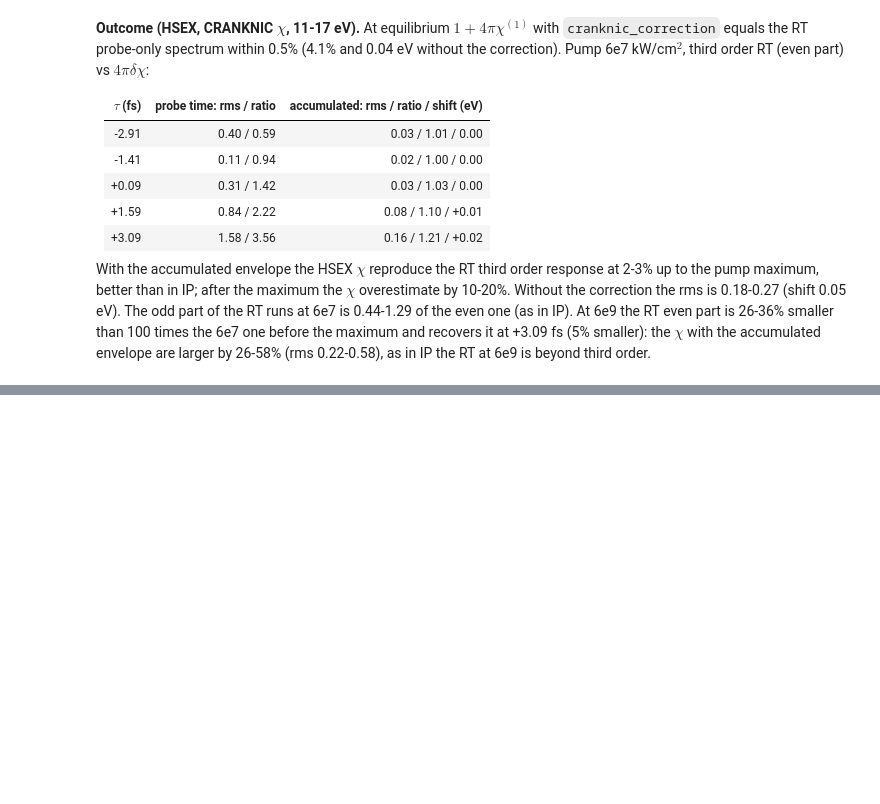
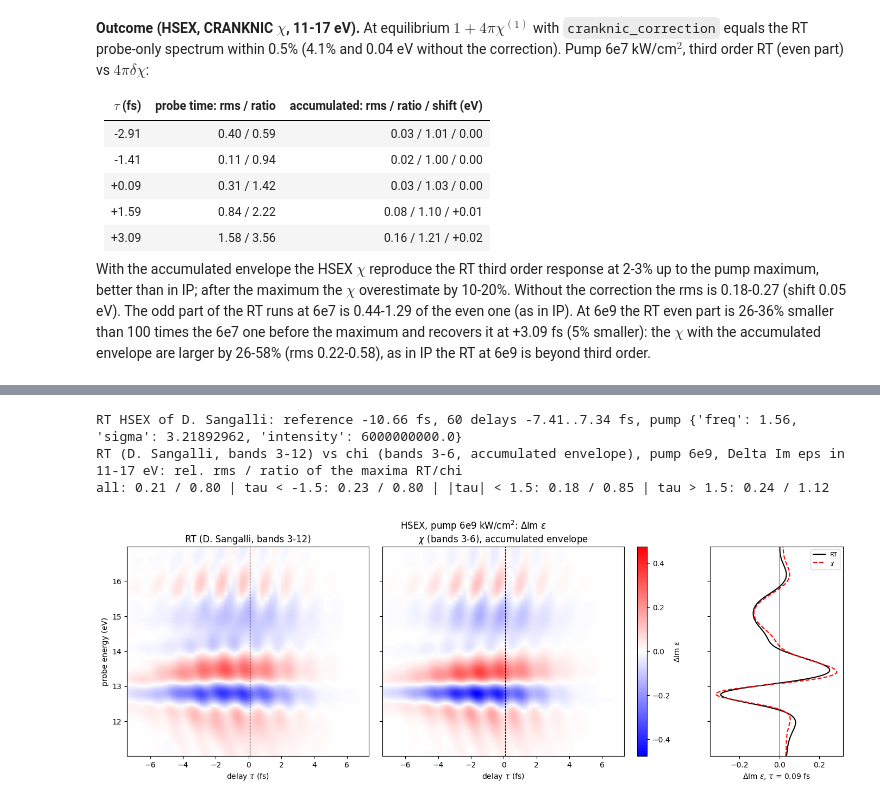
Before and after one commit to marcodalessandro76/LiF, a Jupyter notebook: NL_Chi/Dchi-neq_Analysis.ipynb, the cells around one changed output, grey strips where cells are left out. Saved outputs shown, nothing was run; the diff lists cells and outputs as text; code cells hidden in the pictures; blank space fills up the shorter version.

```diff
--- a/NL_Chi/Dchi-neq_Analysis.ipynb
+++ b/NL_Chi/Dchi-neq_Analysis.ipynb
@@ -68,7 +68,8 @@ def load_rt_runs(prefix='td-ip-ber', path=rt_path):
     (t_start,sigma,w_P,I_P) = field_params(os.path.join(folders[0],rt_file))[1]
     w = w_P/Const.Planck_reduced_ev_fs                                # rad/fs
     t_P = t_start + np.pi/w*np.rint(w/np.pi*5*sigma)                  # center of the QSFIELD envelope (5SIGMA)
-    data = [np.loadtxt(os.path.join(folders[i],rt_file)) for i in np.argsort(t_p)]
+    # comments: one file of the HSEX set starts with a stray 'ok' line
+    data = [np.loadtxt(os.path.join(folders[i],rt_file),comments=['#','ok']) for i in np.argsort(t_p)]
     return dict(energy=data[0][:,0], eps=np.array([d[:,4]+1j*d[:,1] for d in data]), tau=np.sort(t_p)-t_P, t_P=t_P,
                 pump=dict(freq=w_P,sigma=sigma,intensity=I_P))
 
@@ -1036,0 +1060,53 @@ with the accumulated envelope are larger by 26-58% (rms 0.22-0.58), as in IP the
+# %%
+from scipy.interpolate import CubicSpline
+
+def chi_runs_hsex(I, taus, de=0.02, pump='accumulated'):
+    # runs-like dict (as load_rt_runs) of eps = 1 + 4 pi (chi1 + dchi) from the HSEX chi at the delays taus (fs), with the
+    # pump of the RT runs at intensity I, on a grid of step de (eV) in the output range w_h (cubic spline)
+    p = pump_h[I]
+    _, d = tr_h.dchi(taus,p['E0P'],pump=pump,sigma=p['sigma'],wP=p['wP'])
+    eps = 1+4*np.pi*(on_wh(tr_h.freqs,cranknic_correction(tr_h.freqs,tr_h.chi1))+cranknic_correction(w_h,d))
+    E = np.arange(w_h[0],w_h[-1]+1e-9,de)
+    return dict(energy=E,eps=CubicSpline(w_h,eps,axis=1)(E),tau=np.asarray(taus),pump=p)
+
+# RT HSEX runs of D. Sangalli (bands 3-12, pump 6e9 kW/cm^2 along +x) and the chi at the same delays (the first one is
+# the reference): Delta Im eps on the energy grid of the chi map in 11-17 eV, without the reference
+rt_hx = load_rt_runs('td-hsex-cv-ber')
+map_chi = chi_runs_hsex(6e9,rt_hx['tau'])
+tau_m = rt_hx['tau'][1:]
+E_m = map_chi['energy'][(map_chi['energy'] >= 11) & (map_chi['energy'] <= 17)]
+dim_rt = np.array([np.interp(E_m,rt_hx['energy'],y) for y in rt_quantity(rt_hx,'Im eps',change=True)[1:]])
+dim_chi = np.array([np.interp(E_m,map_chi['energy'],y) for y in rt_quantity(map_chi,'Im eps',change=True)[1:]])
+print('RT HSEX of D. Sangalli: reference %.2f fs, %d delays %.2f..%.2f fs, pump %s'%(rt_hx['tau'][0],len(tau_m),
+      tau_m[0],tau_m[-1],rt_hx['pump']))
+print('RT (D. Sangalli, bands 3-12) vs chi (bands 3-6, accumulated envelope), pump 6e9, Delta Im eps in 11-17 eV: '
+      'rel. rms / ratio of the maxima RT/chi')
+wins = {'all':np.ones(len(tau_m),bool),'tau < -1.5':tau_m < -1.5,'|tau| < 1.5':np.abs(tau_m) < 1.5,'tau > 1.5':tau_m > 1.5}
+print(' | '.join('%s: %.2f / %.2f'%(k,np.linalg.norm(dim_rt[m]-dim_chi[m])/np.linalg.norm(dim_chi[m]),
+                 np.abs(dim_rt[m]).max()/np.abs(dim_chi[m]).max()) for k,m in wins.items()))
+# %% [output]
+RT HSEX of D. Sangalli: reference -10.66 fs, 60 delays -7.41..7.34 fs, pump {'freq': 1.56, 'sigma': 3.21892962, 'intensity': 6000000000.0}
+RT (D. Sangalli, bands 3-12) vs chi (bands 3-6, accumulated envelope), pump 6e9, Delta Im eps in 11-17 eV: rel. rms / ratio of the maxima RT/chi
+all: 0.21 / 0.80 | tau < -1.5: 0.23 / 0.80 | |tau| < 1.5: 0.18 / 0.85 | tau > 1.5: 0.24 / 1.12
+# %%
+tau_cut = 0.
+i = np.argmin(np.abs(tau_m-tau_cut))
+vmax = max(np.abs(dim_rt).max(),np.abs(dim_chi).max())
+fig = plt.figure(figsize=(17,5))
+gs = fig.add_gridspec(1,5,width_ratios=[2,2,0.08,0.3,1.1],wspace=0.1)
+axes = [fig.add_subplot(gs[0])]
+axes += [fig.add_subplot(gs[k],sharey=axes[0]) for k in [1,4]]
+for ax,d,t in zip(axes[:2],[dim_rt,dim_chi],['RT (D. Sangalli, bands 3-12)',r'$\chi$ (bands 3-6), accumulated envelope']):
+    pc = ax.pcolormesh(tau_m,E_m,d.T,cmap='bwr',norm=TwoSlopeNorm(0,-vmax,vmax),shading='gouraud')
+    ax.axvline(tau_m[i],color='k',lw=0.8,ls='--')
+    ax.set_xlabel(r'delay $\tau$ (fs)'); ax.set_title(t)
+fig.colorbar(pc,cax=fig.add_subplot(gs[2]),label=r'$\Delta$Im $\epsilon$')
+axes[0].set_ylabel('probe energy (eV)')
+axes[2].plot(dim_rt[i],E_m,'k',label='RT')
+axes[2].plot(dim_chi[i],E_m,'r--',label=r'$\chi$')
+axes[2].axvline(0,color='k',lw=0.6)
+axes[2].set_xlabel(r'$\Delta$Im $\epsilon$, $\tau$ = %.2f fs'%tau_m[i]); axes[2].legend(fontsize=8)
+for ax in axes[1:]: ax.tick_params(labelleft=False)
+fig.suptitle(r'HSEX, pump 6e9 kW/cm$^2$: $\Delta$Im $\epsilon$');
+# %% [output]
+[figure, added]
```
Also changed, not shown: parts of 7 cells of this notebook, 1 other file.
